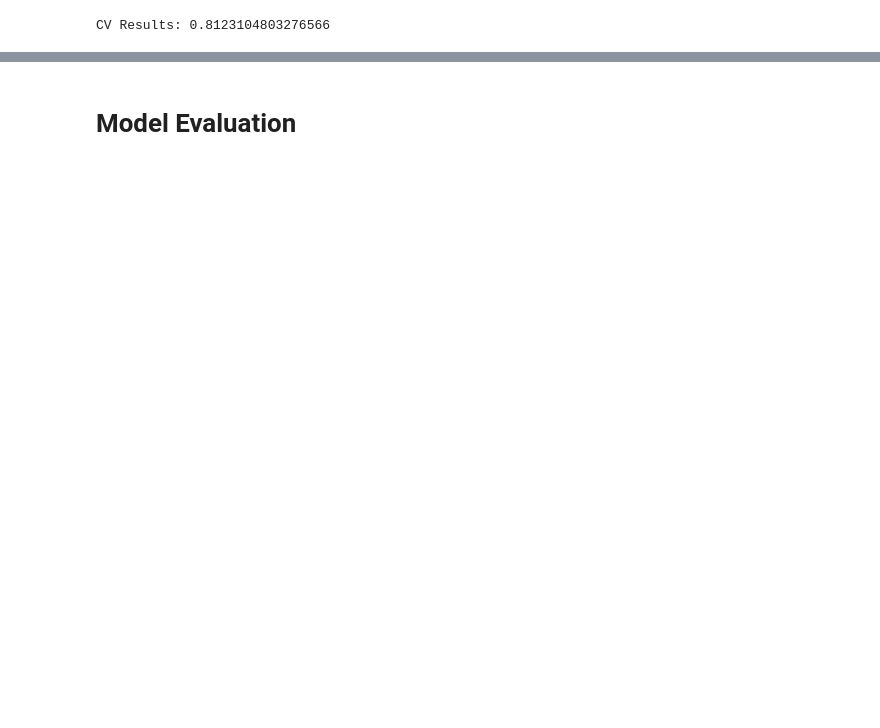
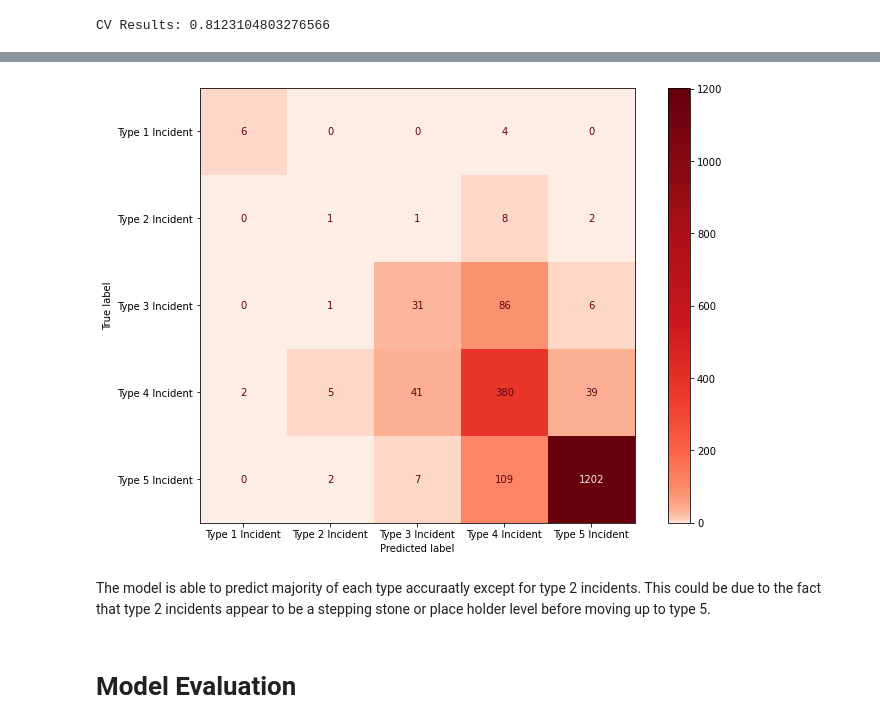
Before and after one commit to KeananG/ClassiFire, a Jupyter notebook: Modeling.ipynb, the cells around one changed output, grey strips where cells are left out. Saved outputs shown, nothing was run; the diff lists cells and outputs as text; code cells hidden in the pictures; blank space fills up the shorter version.

```diff
--- a/Modeling.ipynb
+++ b/Modeling.ipynb
@@ -2204,3 +2399,20 @@ CV Results: 0.8123104803276566
+# %%
+# copper
+cmap = mpl.cm.Reds
+colors = cmap(np.linspace(.05, 1, cmap.N))
+
+cmap_modified = mpl.colors.ListedColormap(colors)
+gradient_cmap = mpl.colors.LinearSegmentedColormap.from_list('gradient_cmap', colors, gamma=.4)
+
+fig, ax = plt.subplots(figsize=(12, 8))
+plot_confusion_matrix(fire_model.model, fire_model.X_test, fire_model.y_test, ax=ax, cmap=gradient_cmap);
+
+# plt.savefig('matrix_red.png', dpi=100, bbox_inches='tight')
+# %% [output]
+[figure, added]
+# %% [markdown]
+The model is able to predict majority of each type accuraatly except for type 2 incidents.
+This could be due to the fact that type 2 incidents appear to be a stepping stone or place holder level before moving up to type 5.
 # %% [markdown]
 <a id="model-evalutation"></a>
 # Model Evaluation
```
Also changed, not shown: parts of 67 cells of this notebook, 16 other files.
